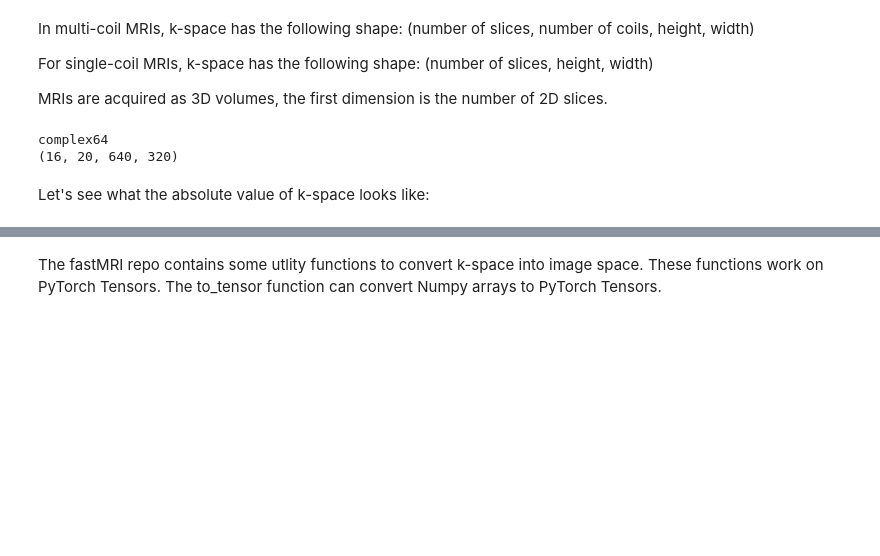
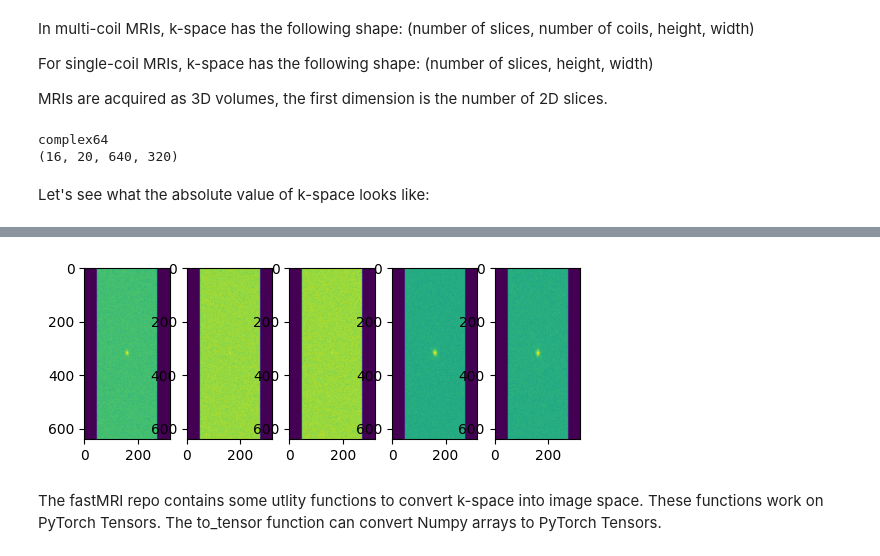
Before and after one commit to TianrunUOM/Github-Colab-test, a Jupyter notebook: fastMRI_tutorial.ipynb, the cells around one changed output, grey strips where cells are left out. Cells and saved outputs as stored; diff of their text form; code cells hidden in the pictures; blank space fills up the shorter version.

```diff
--- a/fastMRI_tutorial.ipynb
+++ b/fastMRI_tutorial.ipynb
@@ -66,3 +74,7 @@ show_coils(np.log(np.abs(slice_kspace) + 1e-9), [0, 5, 10])  # This shows coils
+# %%
+show_coils(np.log(np.abs(slice_kspace) + 1e-9), [15,16,17,18,19])  # This shows coils 0, 5 and 10
+# %% [output]
+[figure, added]
 # %% [markdown]
 The fastMRI repo contains some utlity functions to convert k-space into image space. These functions work on PyTorch Tensors. The to_tensor function can convert Numpy arrays to PyTorch Tensors.
 # %%
```
Also changed, not shown: parts of 9 cells of this notebook.
